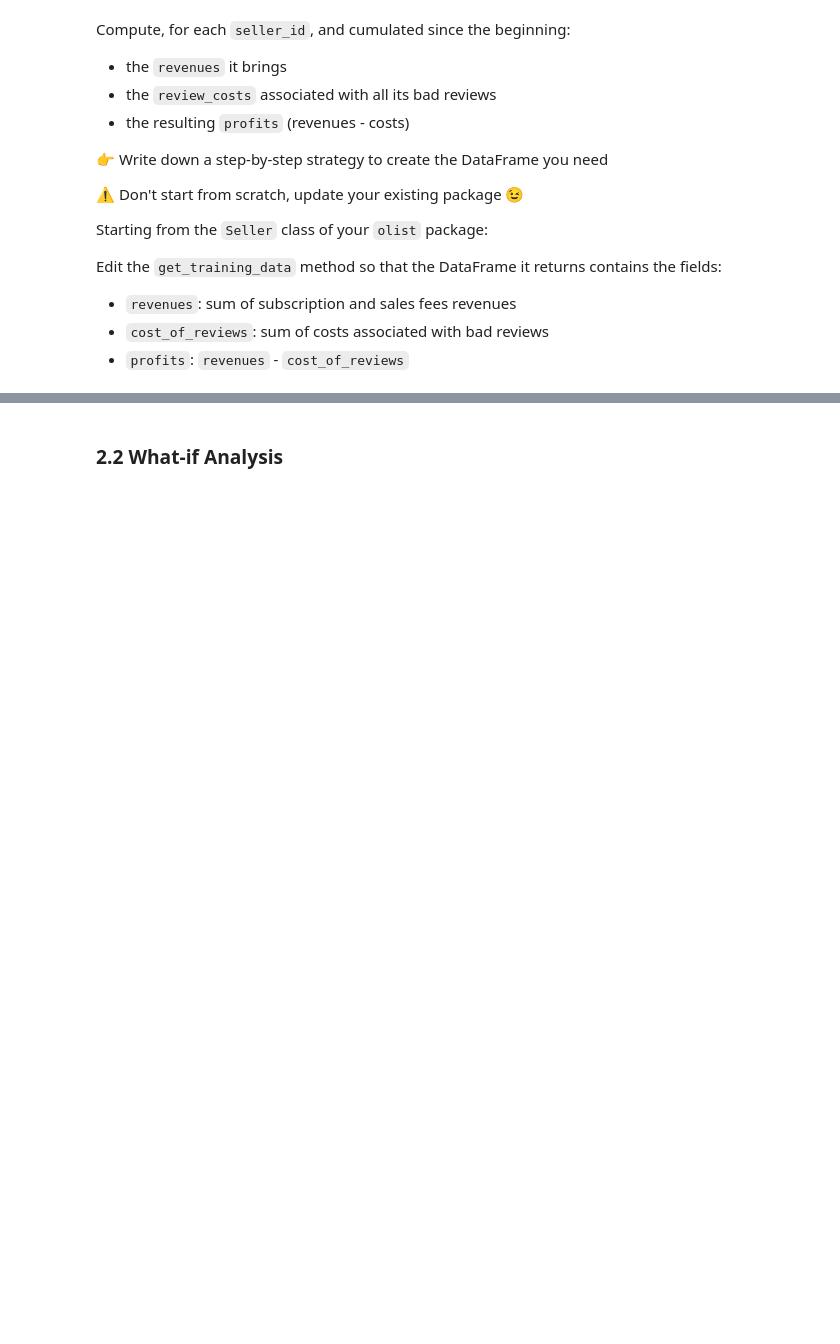
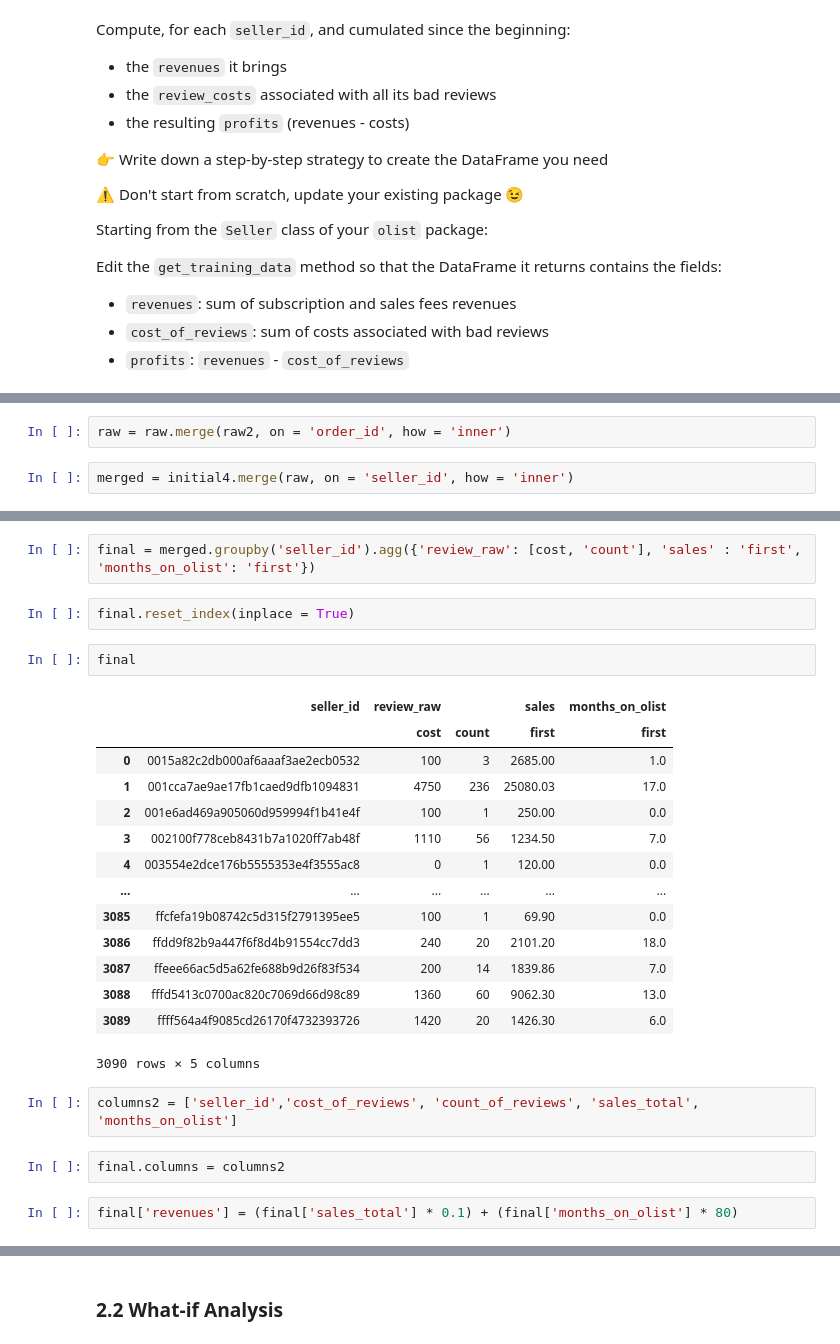
Before and after one commit to oscarthse/data-recap_ceo_request, a Jupyter notebook: ceo_request.ipynb, the cells around one changed output, grey strips where cells are left out. Saved outputs shown, nothing was run; the diff lists cells and outputs as text; blank space fills up the shorter version.

```diff
--- a/ceo_request.ipynb
+++ b/ceo_request.ipynb
@@ -79,0 +147,4 @@ Edit the `get_training_data` method so that the DataFrame it returns contains th
+# %%
+raw = raw.merge(raw2, on = 'order_id', how = 'inner')
+# %%
+merged = initial4.merge(raw, on = 'seller_id', how = 'inner')
@@ -79,0 +160,27 @@ Edit the `get_training_data` method so that the DataFrame it returns contains th
+# %%
+final = merged.groupby('seller_id').agg({'review_raw': [cost, 'count'], 'sales' : 'first', 'months_on_olist': 'first'})
+# %%
+final.reset_index(inplace = True)
+# %%
+final
+# %% [output]
+|  | seller_id | review_raw |  | sales | months_on_olist |
+|  |  | cost | count | first | first |
+| 0 | 0015a82c2db000af6aaaf3ae2ecb0532 | 100 | 3 | 2685.00 | 1.0 |
+| 1 | 001cca7ae9ae17fb1caed9dfb1094831 | 4750 | 236 | 25080.03 | 17.0 |
+| 2 | 001e6ad469a905060d959994f1b41e4f | 100 | 1 | 250.00 | 0.0 |
+| 3 | 002100f778ceb8431b7a1020ff7ab48f | 1110 | 56 | 1234.50 | 7.0 |
+| 4 | 003554e2dce176b5555353e4f3555ac8 | 0 | 1 | 120.00 | 0.0 |
+| ... | ... | ... | ... | ... | ... |
+| 3085 | ffcfefa19b08742c5d315f2791395ee5 | 100 | 1 | 69.90 | 0.0 |
+| 3086 | ffdd9f82b9a447f6f8d4b91554cc7dd3 | 240 | 20 | 2101.20 | 18.0 |
+| 3087 | ffeee66ac5d5a62fe688b9d26f83f534 | 200 | 14 | 1839.86 | 7.0 |
+| 3088 | fffd5413c0700ac820c7069d66d98c89 | 1360 | 60 | 9062.30 | 13.0 |
+| 3089 | ffff564a4f9085cd26170f4732393726 | 1420 | 20 | 1426.30 | 6.0 |
+3090 rows × 5 columns
+# %%
+columns2 = ['seller_id','cost_of_reviews', 'count_of_reviews', 'sales_total', 'months_on_olist']
+# %%
+final.columns = columns2
+# %%
+final['revenues'] = (final['sales_total'] * 0.1) + (final['months_on_olist'] * 80)
```
Also changed, not shown: parts of 101 cells of this notebook.
